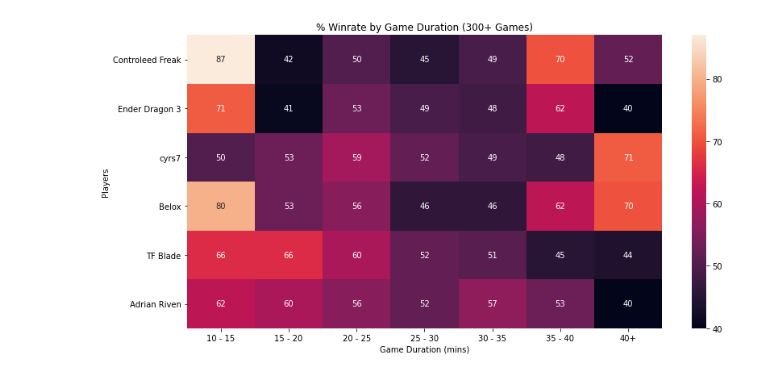
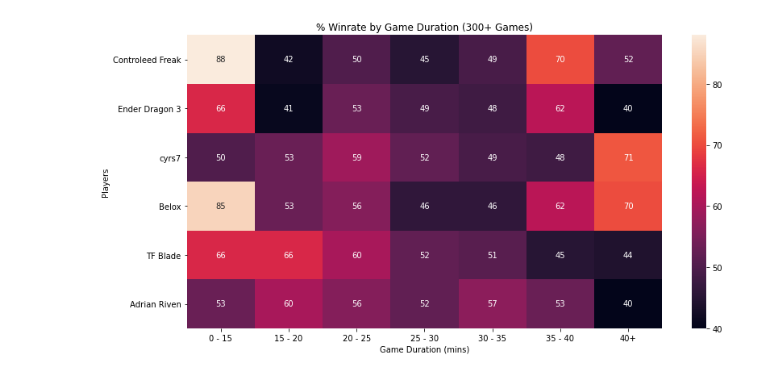
Before and after one commit to derrick-yyang/SelfAnalysisLOL, a Jupyter notebook: graphWinrateVsGameDuration.ipynb, the cells around one changed output. Drawn from its saved outputs; the diff is of its cells as text; code cells hidden in the pictures.

```diff
--- a/graphWinrateVsGameDuration.ipynb
+++ b/graphWinrateVsGameDuration.ipynb
@@ -17,7 +17,18 @@ def get_winRate_list(df, parser):
     # winRates[6]: 40+ mins
     winRates = []
 
-    for i in range(2, 8):
+    # This is for winrate 0 - 15 mins
+    wins = df.loc[(df[parser.GAME_DURATION] >= 0) &
+                    (df[parser.GAME_DURATION] < 60 * 15) &
+                    (df[parser.MATCH_RESULT] == 'Victory')].shape[0]
+    totalGames = df.loc[(df[parser.GAME_DURATION] >= 0) &
+                         (df[parser.GAME_DURATION] < 60 * 15)].shape[0]
+
+    winrate = int(wins / totalGames * 100)
+    winRates.append(winrate)
+
+    # This is for the intervals between 15 and 40 mins
+    for i in range(3, 8):
 
         # winrate calculated by wins/total games within a certain timeframe
         wins = df.loc[(df[parser.GAME_DURATION] >= 60 * (i * 5)) &
@@ -41,39 +52,39 @@ def get_winRate_list(df, parser):
     return winRates
 # %%
 # Reading in the files
-df1 = pd.read_csv('Controleed Freak.csv')
-df2 = pd.read_csv('Ender Dragon 3.csv')
-df3 = pd.read_csv('cyrs7.csv')
-df4 = pd.read_csv('Belox.csv')
-df5 = pd.read_csv('TF Blade.csv')
-df6 = pd.read_csv('Adrian Riven.csv')
+df1 = pd.read_csv('Summoner Data\Controleed Freak.csv')
+df2 = pd.read_csv('Summoner Data\Ender Dragon 3.csv')
+df3 = pd.read_csv('Summoner Data\cyrs7.csv')
+df4 = pd.read_csv('Summoner Data\Belox.csv')
+df5 = pd.read_csv('Summoner Data\TF Blade.csv')
+df6 = pd.read_csv('Summoner Data\Adrian Riven.csv')
 # %%
 # Axis Labels:
 # x-axis: matchtime
 # y-axis: players
-matchtime = ['10 - 15', '15 - 20', '20 - 25',
+matchtime = ['0 - 15', '15 - 20', '20 - 25',
              '25 - 30', '30 - 35', '35 - 40',
              '40+']
 players = ['Controleed Freak', 'Ender Dragon 3', 'cyrs7', 'Belox', 'TF Blade', 'Adrian Riven']
 
 parser = RiotParser('Controleed Freak')
 winrateArray = np.array([get_winRate_list(df1, parser),
                         get_winRate_list(df2, parser),
                         get_winRate_list(df3, parser),
                         get_winRate_list(df4, parser),
                         get_winRate_list(df5, parser),
                         get_winRate_list(df6, parser)])
 
 # Heat map Specifics:
 fig, ax = plt.subplots(figsize=(12,6))
 sb.heatmap(winrateArray, xticklabels=matchtime, yticklabels=players, annot=True, ax=ax)
 
 plt.xlabel("Game Duration (mins)")
 plt.ylabel("Players")
 
 ax.set_title("% Winrate by Game Duration (300+ Games)")
 fig.tight_layout()
 
 plt.show()
 # %% [output]
-[figure, old version]
+[figure, new version]
```
Also changed, not shown: 9 other files.
